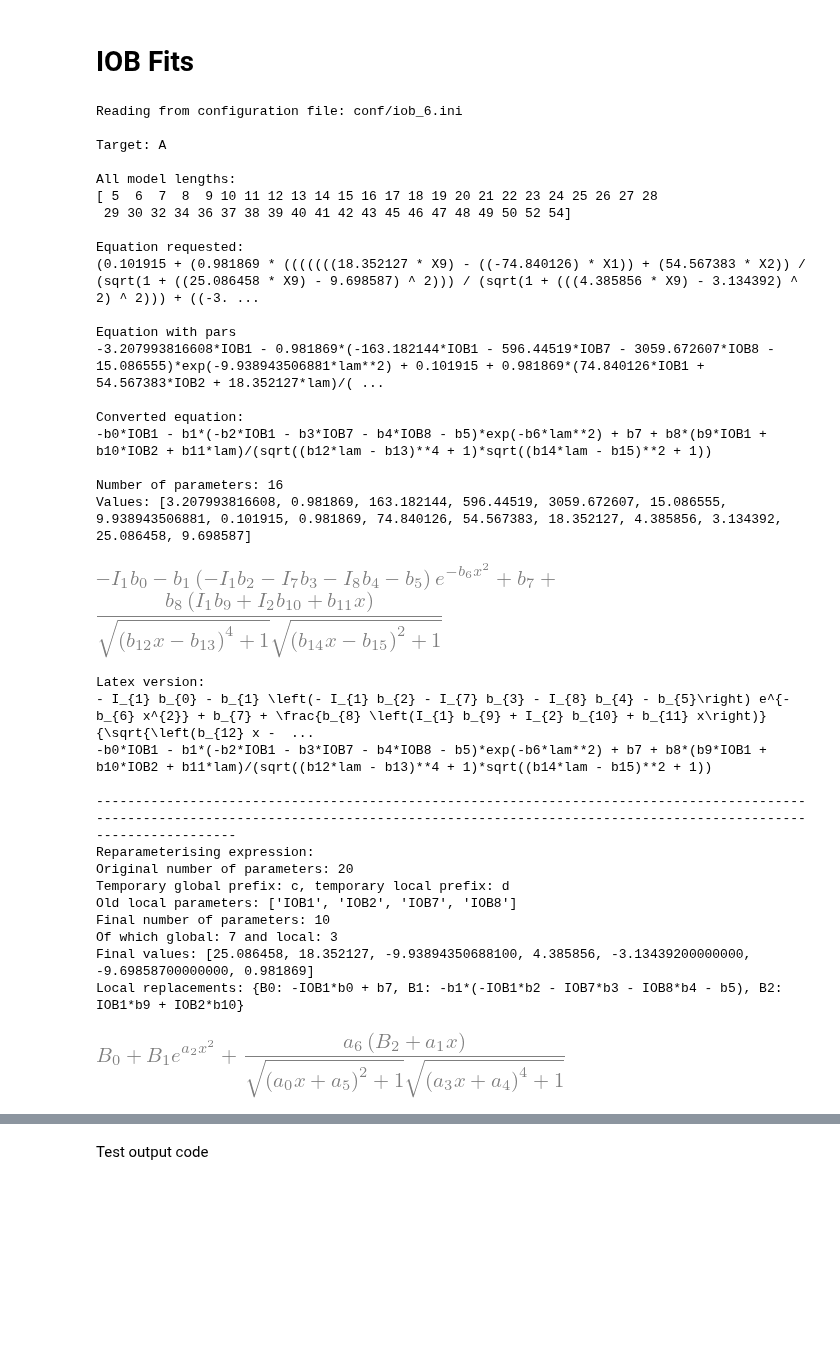
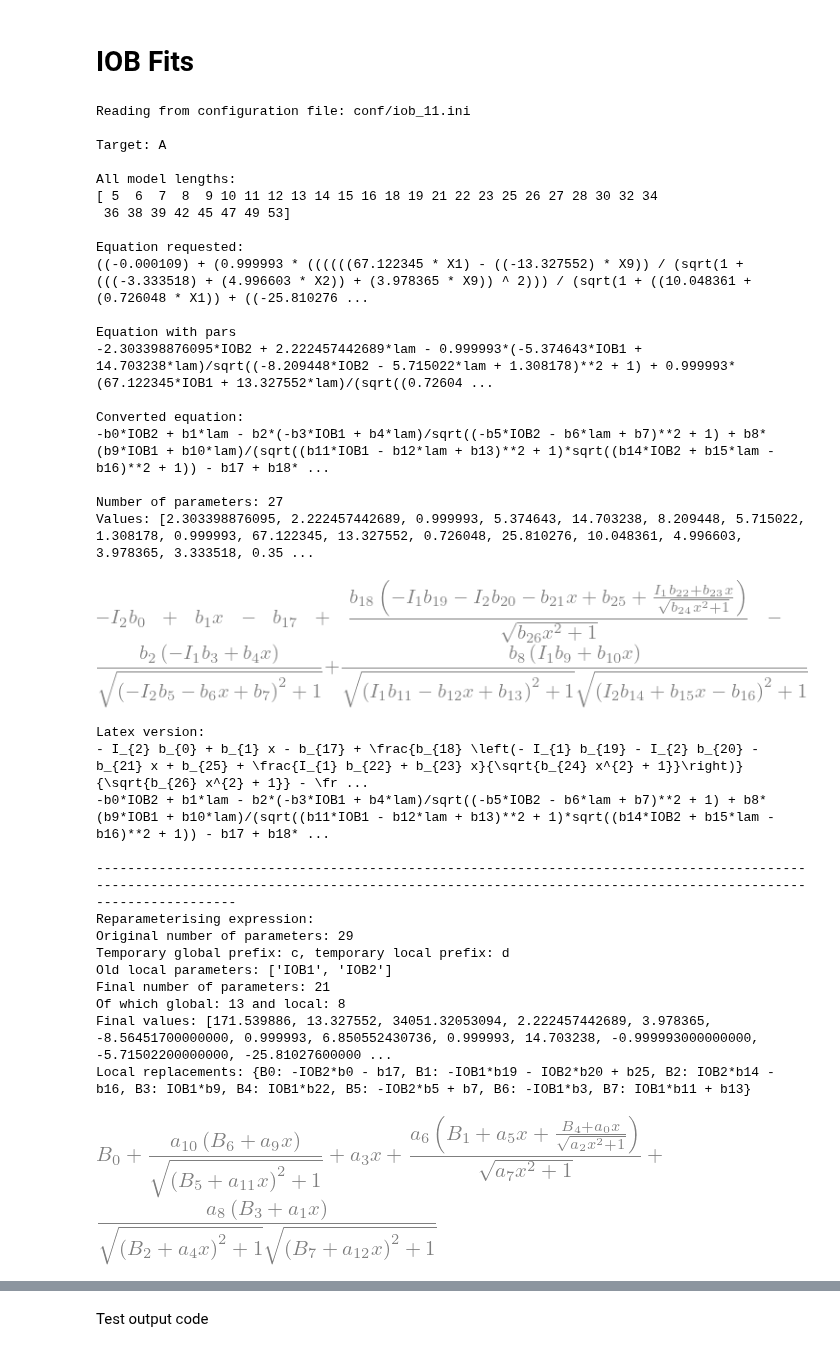
Before and after one commit to maho3/iob-attenuation, a Jupyter notebook: symbolic_regression/Results.ipynb, the cells around one changed output, grey strips where cells are left out. Saved outputs shown, nothing was run; the diff lists cells and outputs as text; code cells hidden in the pictures; blank space fills up the shorter version.

```diff
--- a/symbolic_regression/Results.ipynb
+++ b/symbolic_regression/Results.ipynb
@@ -15,54 +15,55 @@ import re
 # %%
 ini_file = 'conf/iob_1.ini'; ilen = 72
 ini_file = 'conf/iob_2.ini'; ilen = 51
 ini_file = 'conf/iob_3.ini'; ilen = 32
 ini_file = 'conf/iob_4.ini'; ilen = 30
 ini_file = 'conf/iob_6.ini'; ilen = 32 # quite simple -> rerunning as iob_10 with 24 hours
 # ini_file = 'conf/iob_7.ini'; ilen = 27
 # ini_file = 'conf/iob_8.ini'; ilen = 32 # not very good
 # ini_file = 'conf/iob_9.ini'; ilen = 28
 # ini_file = 'conf/iob_10.ini'; ilen = 34
-ilen = 32
+# ilen = 32
+ini_file = 'conf/iob_11.ini'; ilen = None
 # ilen = None
 processing_fun.plot_pareto(ini_file, ilen=ilen)
 processing_fun.prediction_plots(ini_file, ilen=ilen);
 processing_fun.plot_example(ini_file, ilen=ilen, nexamples=6);
 processing_fun.compare_to_literature(ini_file, ilen=ilen, which_gals='all', use_optimised=True);
 # %% [output]
-Reading from configuration file: conf/iob_6.ini
+Reading from configuration file: conf/iob_11.ini
 
 Target: A
 
 All model lengths:
-[ 5  6  7  8  9 10 11 12 13 14 15 16 17 18 19 20 21 22 23 24 25 26 27 28
- 29 30 32 34 36 37 38 39 40 41 42 43 45 46 47 48 49 50 52 54]
+[ 5  6  7  8  9 10 11 12 13 14 15 16 18 19 21 22 23 25 26 27 28 30 32 34
+ 36 38 39 42 45 47 49 53]
 
 Equation requested:
-(0.101915 + (0.981869 * (((((((18.352127 * X9) - ((-74.840126) * X1)) + (54.567383 * X2)) / (sqrt(1 + ((25.086458 * X9) - 9.698587) ^ 2))) / (sqrt(1 + (((4.385856 * X9) - 3.134392) ^ 2) ^ 2))) + ((-3. ...
+((-0.000109) + (0.999993 * ((((((67.122345 * X1) - ((-13.327552) * X9)) / (sqrt(1 + (((-3.333518) + (4.996603 * X2)) + (3.978365 * X9)) ^ 2))) / (sqrt(1 + ((10.048361 + (0.726048 * X1)) + ((-25.810276 ...
 
 Equation with pars
--3.207993816608*IOB1 - 0.981869*(-163.182144*IOB1 - 596.44519*IOB7 - 3059.672607*IOB8 - 15.086555)*exp(-9.938943506881*lam**2) + 0.101915 + 0.981869*(74.840126*IOB1 + 54.567383*IOB2 + 18.352127*lam)/( ...
+-2.303398876095*IOB2 + 2.222457442689*lam - 0.999993*(-5.374643*IOB1 + 14.703238*lam)/sqrt((-8.209448*IOB2 - 5.715022*lam + 1.308178)**2 + 1) + 0.999993*(67.122345*IOB1 + 13.327552*lam)/(sqrt((0.72604 ...
 
 Converted equation:
--b0*IOB1 - b1*(-b2*IOB1 - b3*IOB7 - b4*IOB8 - b5)*exp(-b6*lam**2) + b7 + b8*(b9*IOB1 + b10*IOB2 + b11*lam)/(sqrt((b12*lam - b13)**4 + 1)*sqrt((b14*lam - b15)**2 + 1))
+-b0*IOB2 + b1*lam - b2*(-b3*IOB1 + b4*lam)/sqrt((-b5*IOB2 - b6*lam + b7)**2 + 1) + b8*(b9*IOB1 + b10*lam)/(sqrt((b11*IOB1 - b12*lam + b13)**2 + 1)*sqrt((b14*IOB2 + b15*lam - b16)**2 + 1)) - b17 + b18* ...
 
-Number of parameters: 16
-Values: [3.207993816608, 0.981869, 163.182144, 596.44519, 3059.672607, 15.086555, 9.938943506881, 0.101915, 0.981869, 74.840126, 54.567383, 18.352127, 4.385856, 3.134392, 25.086458, 9.698587]
+Number of parameters: 27
+Values: [2.303398876095, 2.222457442689, 0.999993, 5.374643, 14.703238, 8.209448, 5.715022, 1.308178, 0.999993, 67.122345, 13.327552, 0.726048, 25.810276, 10.048361, 4.996603, 3.978365, 3.333518, 0.35 ...
-[figure, old version]
+[figure, new version]
 Latex version:
-- I_{1} b_{0} - b_{1} \left(- I_{1} b_{2} - I_{7} b_{3} - I_{8} b_{4} - b_{5}\right) e^{- b_{6} x^{2}} + b_{7} + \frac{b_{8} \left(I_{1} b_{9} + I_{2} b_{10} + b_{11} x\right)}{\sqrt{\left(b_{12} x -  ...
--b0*IOB1 - b1*(-b2*IOB1 - b3*IOB7 - b4*IOB8 - b5)*exp(-b6*lam**2) + b7 + b8*(b9*IOB1 + b10*IOB2 + b11*lam)/(sqrt((b12*lam - b13)**4 + 1)*sqrt((b14*lam - b15)**2 + 1))
+- I_{2} b_{0} + b_{1} x - b_{17} + \frac{b_{18} \left(- I_{1} b_{19} - I_{2} b_{20} - b_{21} x + b_{25} + \frac{I_{1} b_{22} + b_{23} x}{\sqrt{b_{24} x^{2} + 1}}\right)}{\sqrt{b_{26} x^{2} + 1}} - \fr ...
+-b0*IOB2 + b1*lam - b2*(-b3*IOB1 + b4*lam)/sqrt((-b5*IOB2 - b6*lam + b7)**2 + 1) + b8*(b9*IOB1 + b10*lam)/(sqrt((b11*IOB1 - b12*lam + b13)**2 + 1)*sqrt((b14*IOB2 + b15*lam - b16)**2 + 1)) - b17 + b18* ...
 
 --------------------------------------------------------------------------------------------------------------------------------------------------------------------------------------------------------
 Reparameterising expression:
-Original number of parameters: 20
+Original number of parameters: 29
 Temporary global prefix: c, temporary local prefix: d
-Old local parameters: ['IOB1', 'IOB2', 'IOB7', 'IOB8']
-Final number of parameters: 10
-Of which global: 7 and local: 3
-Final values: [25.086458, 18.352127, -9.93894350688100, 4.385856, -3.13439200000000, -9.69858700000000, 0.981869]
-Local replacements: {B0: -IOB1*b0 + b7, B1: -b1*(-IOB1*b2 - IOB7*b3 - IOB8*b4 - b5), B2: IOB1*b9 + IOB2*b10}
+Old local parameters: ['IOB1', 'IOB2']
+Final number of parameters: 21
+Of which global: 13 and local: 8
+Final values: [171.539886, 13.327552, 34051.32053094, 2.222457442689, 3.978365, -8.56451700000000, 0.999993, 6.850552430736, 0.999993, 14.703238, -0.999993000000000, -5.71502200000000, -25.81027600000 ...
+Local replacements: {B0: -IOB2*b0 - b17, B1: -IOB1*b19 - IOB2*b20 + b25, B2: IOB2*b14 - b16, B3: IOB1*b9, B4: IOB1*b22, B5: -IOB2*b5 + b7, B6: -IOB1*b3, B7: IOB1*b11 + b13}
-[figure, old version]
+[figure, new version]
 --------------------------------------------------------------------------------------------------------------------------------------------------------------------------------------------------------
 
 Generating code...
```
Also changed, not shown: parts of 1 cell of this notebook, 10 other files.
